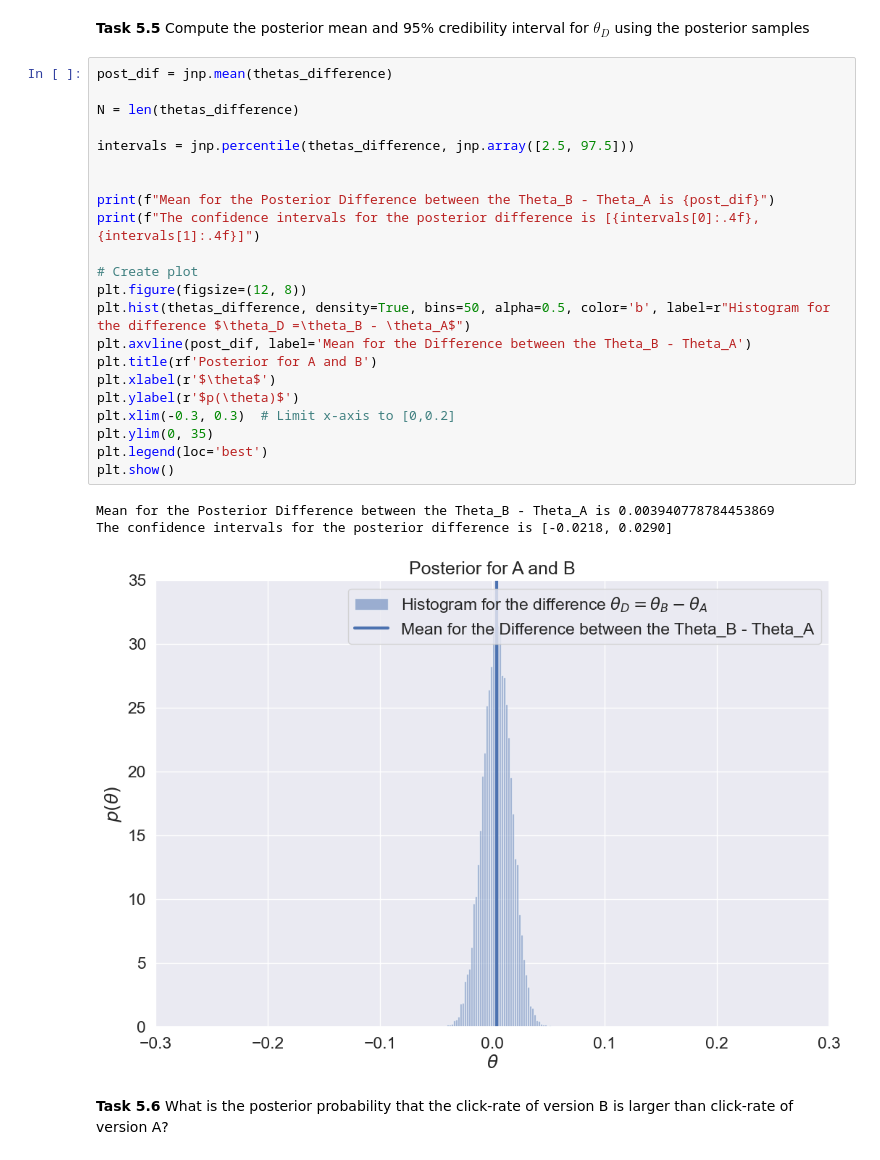
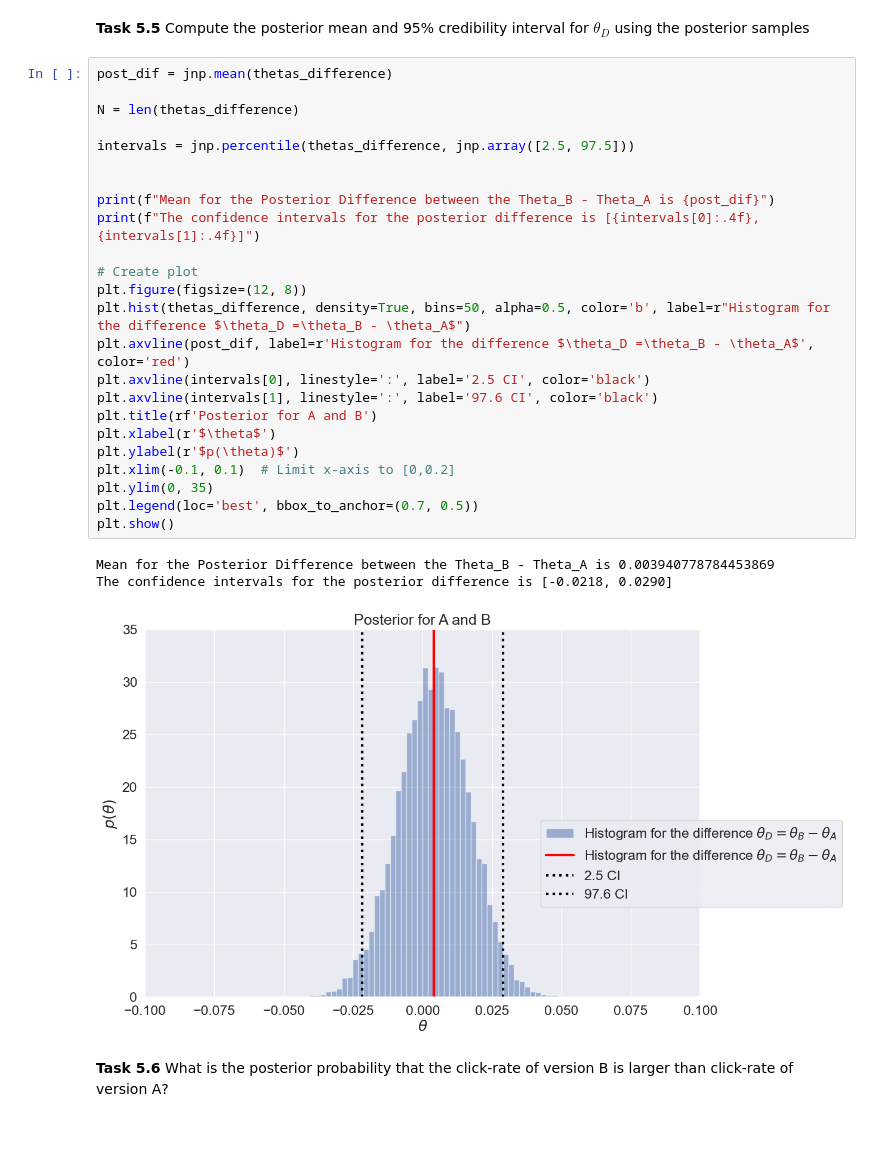
Before and after one commit to Cerlog/02477_Bayesian_Machine_Learning_DTU, a Jupyter notebook: WEEK_1/ex1_handout.ipynb, the cells around one changed output. Saved outputs shown, nothing was run; the diff lists cells and outputs as text; blank space fills up the shorter version.

```diff
--- a/WEEK_1/ex1_handout.ipynb
+++ b/WEEK_1/ex1_handout.ipynb
@@ -916,29 +918,31 @@ plt.show()
 # %%
 post_dif = jnp.mean(thetas_difference)
 
 N = len(thetas_difference)
 
 intervals = jnp.percentile(thetas_difference, jnp.array([2.5, 97.5]))
 
 
 print(f"Mean for the Posterior Difference between the Theta_B - Theta_A is {post_dif}")
 print(f"The confidence intervals for the posterior difference is [{intervals[0]:.4f}, {intervals[1]:.4f}]")
 
 # Create plot
 plt.figure(figsize=(12, 8))
 plt.hist(thetas_difference, density=True, bins=50, alpha=0.5, color='b', label=r"Histogram for the difference $\theta_D =\theta_B - \theta_A$")
-plt.axvline(post_dif, label='Mean for the Difference between the Theta_B - Theta_A')
+plt.axvline(post_dif, label=r'Histogram for the difference $\theta_D =\theta_B - \theta_A$', color='red')
+plt.axvline(intervals[0], linestyle=':', label='2.5 CI', color='black')
+plt.axvline(intervals[1], linestyle=':', label='97.6 CI', color='black')
 plt.title(rf'Posterior for A and B')
 plt.xlabel(r'$\theta$')
 plt.ylabel(r'$p(\theta)$')
-plt.xlim(-0.3, 0.3)  # Limit x-axis to [0,0.2]
+plt.xlim(-0.1, 0.1)  # Limit x-axis to [0,0.2]
 plt.ylim(0, 35)
-plt.legend(loc='best')
+plt.legend(loc='best', bbox_to_anchor=(0.7, 0.5))
 plt.show()
 # %% [output]
 Mean for the Posterior Difference between the Theta_B - Theta_A is 0.003940778784453869
 The confidence intervals for the posterior difference is [-0.0218, 0.0290]
-[figure, old version]
+[figure, new version]
 # %% [markdown]
 **Task 5.6** What is the posterior probability that the click-rate of version B is larger than click-rate of version A?
 # %%
```
Also changed, not shown: parts of 1 cell of this notebook.
